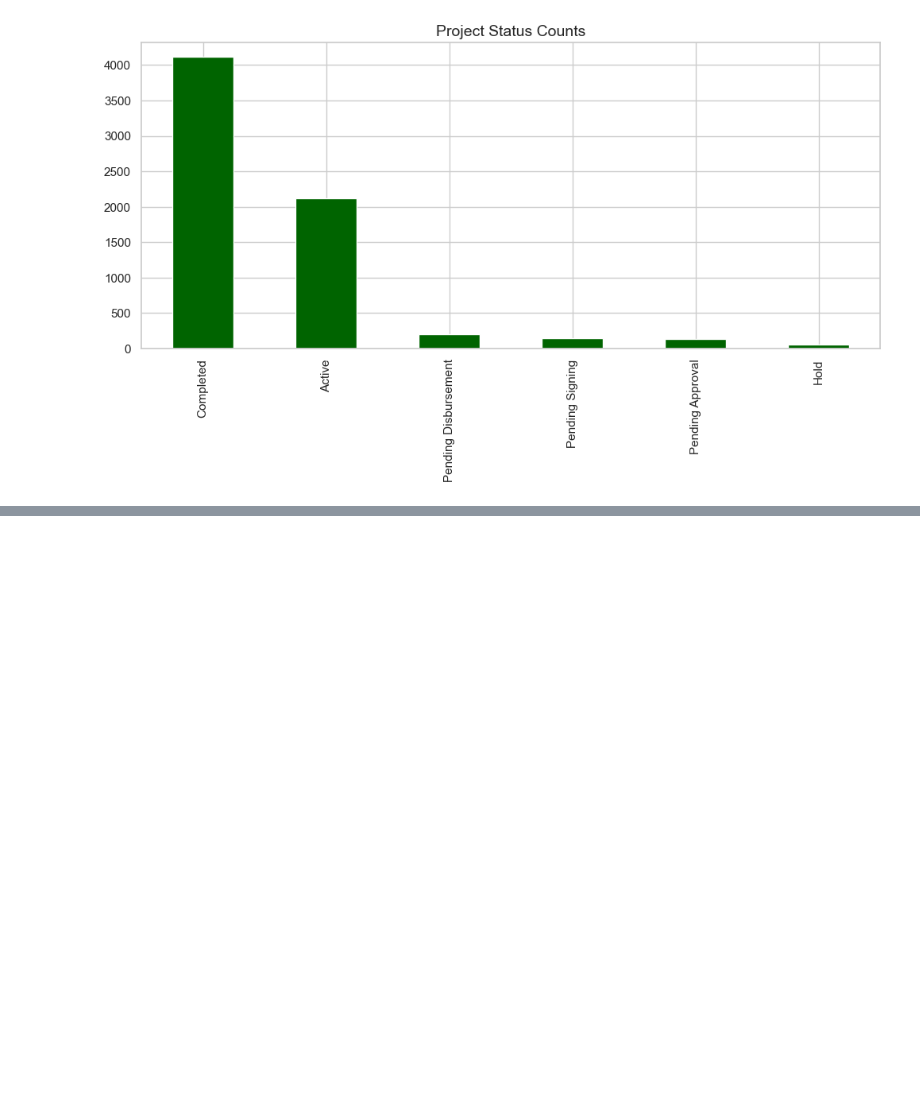
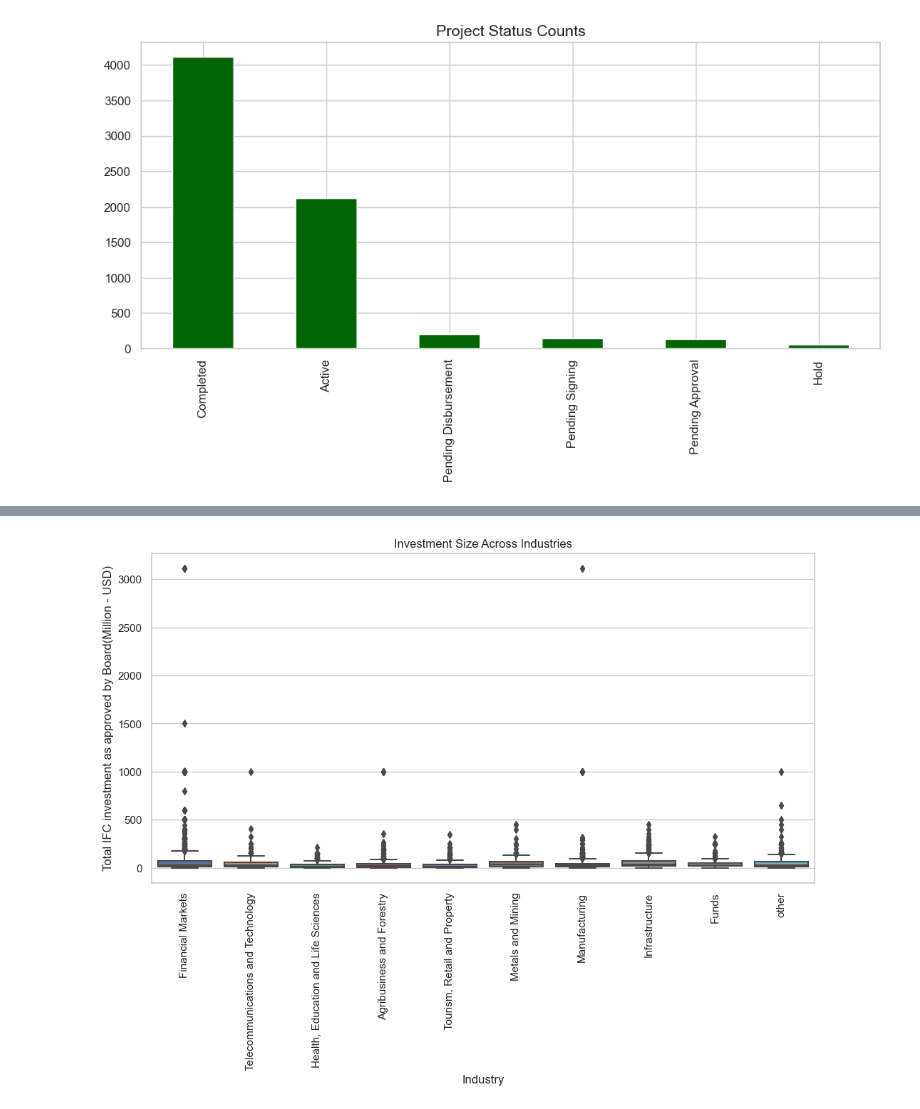
Before and after one commit to Rajabboev/Hybrid_ML_model_investment, a Jupyter notebook: IFC Investment .ipynb, the cells around one changed output, grey strips where cells are left out. Drawn from its saved outputs; the diff is of its cells as text; code cells hidden in the pictures; blank space fills up the shorter version.

Commit message:
Eda continued on raw data

```diff
--- a/IFC Investment .ipynb
+++ b/IFC Investment .ipynb
@@ -217,0 +263,9 @@ plt.show()
+# %%
+plt.figure(figsize=(12,6))
+sns.boxplot(data=df, x='Industry',
+            y='Total IFC investment as approved by Board(Million - USD)')
+plt.xticks(rotation=90)
+plt.title("Investment Size Across Industries")
+plt.show()
+# %% [output]
+[figure, added]
```
Also changed, not shown: parts of 4 cells of this notebook.
